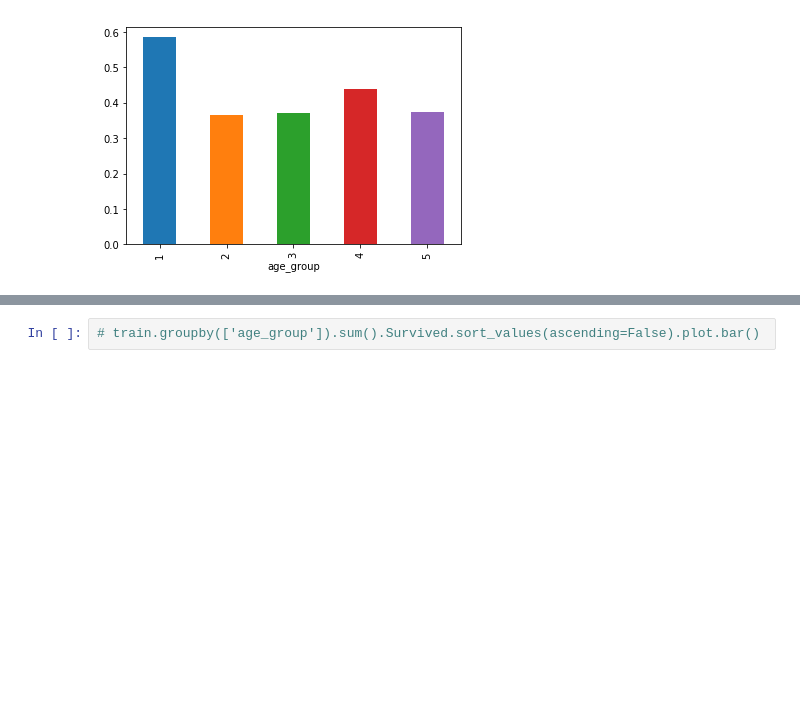
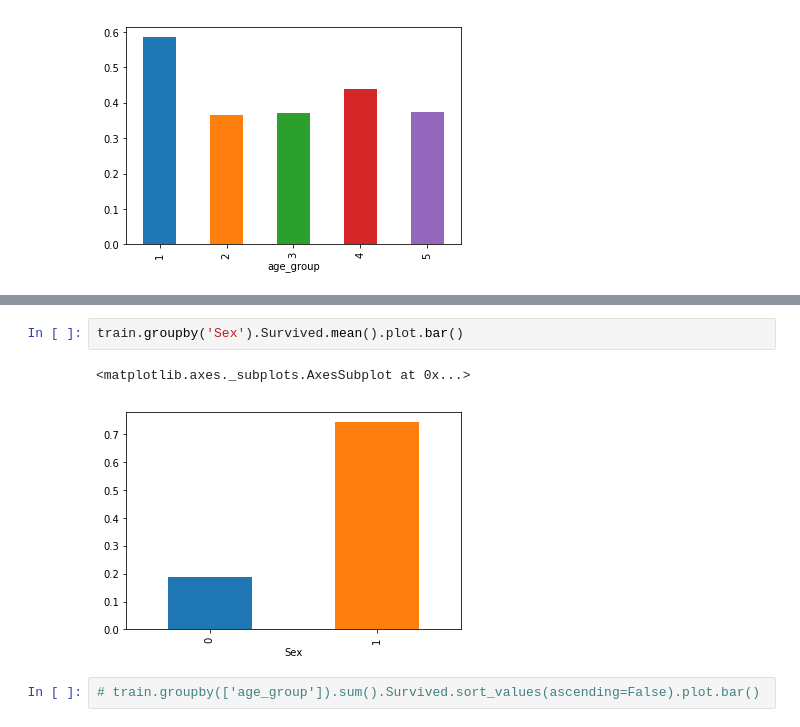
Before and after one commit to naiieandrade/titanic, a Jupyter notebook: titanic-solution_version_2.ipynb, the cells around one changed output, grey strips where cells are left out. Cells and saved outputs as stored; diff of their text form; blank space fills up the shorter version.

```diff
--- a/titanic-solution_version_2.ipynb
+++ b/titanic-solution_version_2.ipynb
@@ -262,3 +275,8 @@ train.groupby('age_group').Survived.mean().plot.bar()
+# %%
+train.groupby('Sex').Survived.mean().plot.bar()
+# %% [output]
+<matplotlib.axes._subplots.AxesSubplot at 0x...>
+[figure, added]
 # %%
 # train.groupby(['age_group']).sum().Survived.sort_values(ascending=False).plot.bar()
 # %%
```
Also changed, not shown: parts of 15 cells of this notebook.
